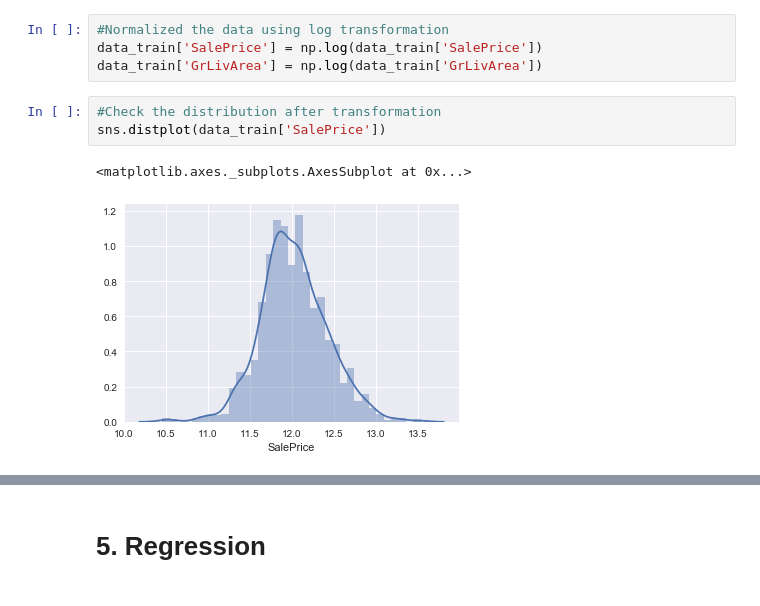
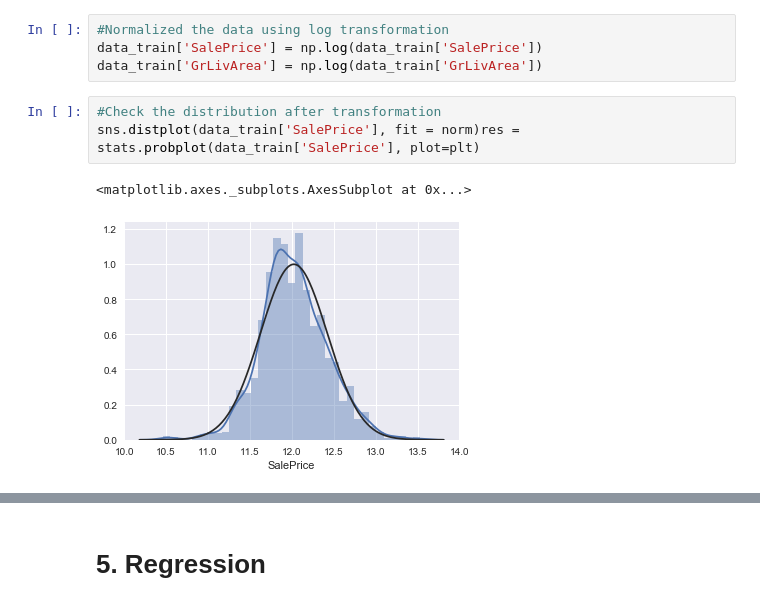
Before and after one commit to Jiayinma/House-Price-Prediction, a Jupyter notebook: House Price Prediction.ipynb, the cells around one changed output, grey strips where cells are left out. Drawn from its saved outputs; the diff is of its cells as text.

```diff
--- a/House Price Prediction.ipynb
+++ b/House Price Prediction.ipynb
@@ -104,7 +106,7 @@ data_train['SalePrice'] = np.log(data_train['SalePrice'])
 data_train['GrLivArea'] = np.log(data_train['GrLivArea'])
 # %%
 #Check the distribution after transformation
-sns.distplot(data_train['SalePrice'])
+sns.distplot(data_train['SalePrice'], fit = norm)res = stats.probplot(data_train['SalePrice'], plot=plt)
 # %% [output]
 <matplotlib.axes._subplots.AxesSubplot at 0x...>
-[figure, old version]
+[figure, new version]
```
Also changed, not shown: parts of 10 cells of this notebook, 1 other file.
